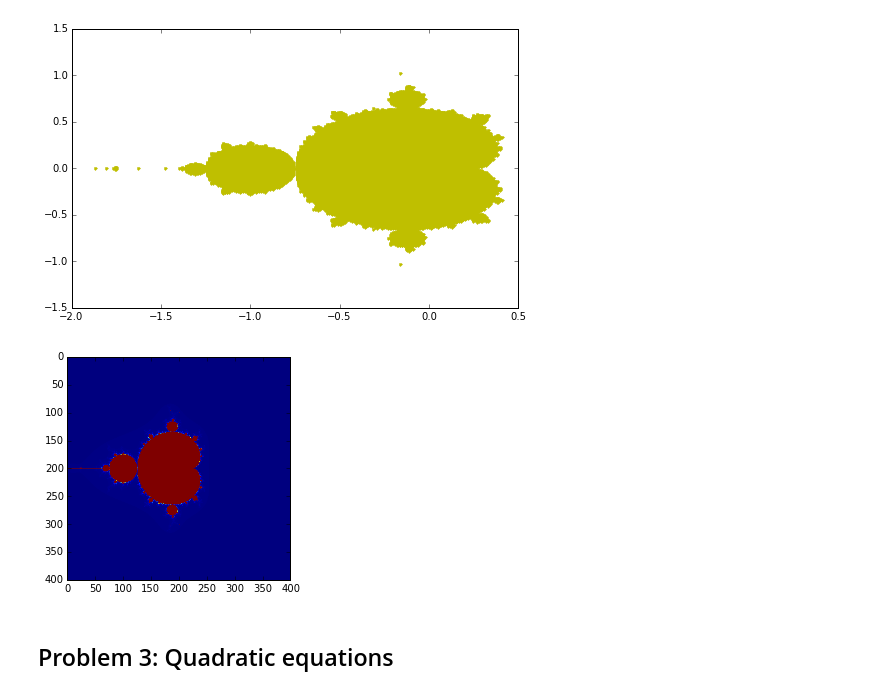
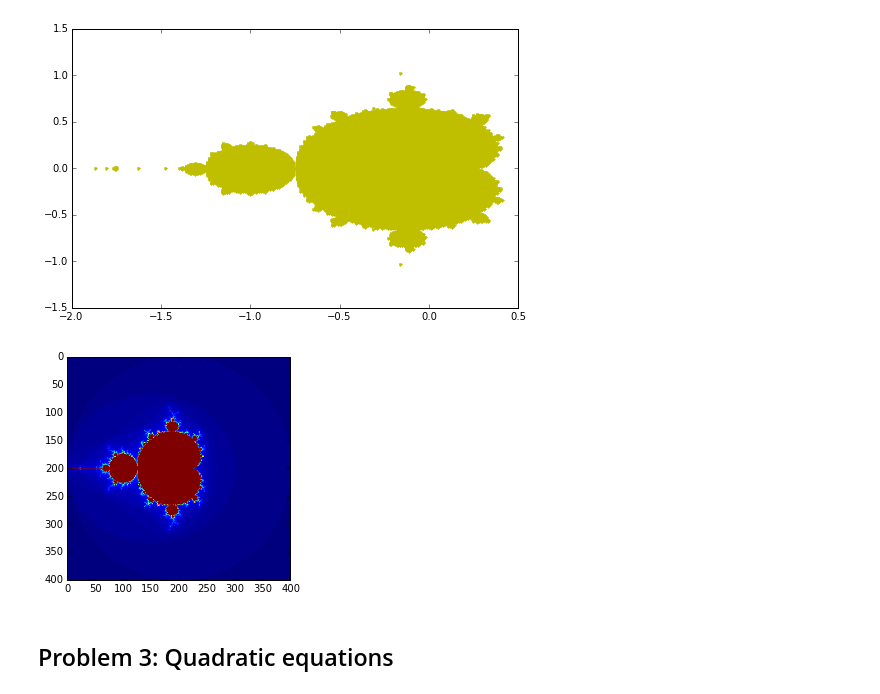
Before and after one commit to pcchen/NTHU10320PHYS290000, a Jupyter notebook: student/102022104/Homework3.ipynb, the cells around one changed output. Drawn from its saved outputs; the diff is of its cells as text; code cells hidden in the pictures.

```diff
--- a/student/102022104/Homework3.ipynb
+++ b/student/102022104/Homework3.ipynb
@@ -84,10 +84,10 @@ Or to color according to the logarithm of the number of iterations.
 Reference: https://en.wikipedia.org/wiki/Mandelbrot_set
 # %%
 # Problem 2
-def mandel(x,y,iter_):
+def mandel(x,y):
     c = complex(x,y)
     z = 0.0j
-    iter_=1000
+    iter_=100
     for i in range(iter_):
         z=z*z+c
         if (z.real*z.real + z.imag*z.imag)>=4:
@@ -117,26 +117,26 @@ WARNING: pylab import has clobbered these variables: ['plot']
 # %%
 module = np.zeros((400, 400))
 
-def plot( min_x, min_y, max_x, max_y, module, iters):
+def plot( min_x, min_y, max_x, max_y, module, iter_):
 
     size_x = (max_x-min_x) / 400
     size_y = (max_y-min_y) / 400
 
     for x in range(400):
         c_real = min_x + x * size_x
         for y in range(400):
             c_imag = min_y + y * size_y
-            color = mandel(c_real, c_imag, iters)
+            color = mandel(c_real, c_imag, iter_)
             module[y, x] = color
 
 
 plot( -2.0, -2.0, 2.0, 2.0, module, 100)
 
 imshow(module)
 show()
 #density plot
 # %% [output]
-[figure, old version]
+[figure, new version]
 # %% [markdown]
 ## Problem 3: Quadratic equations
 # %% [markdown]
```
